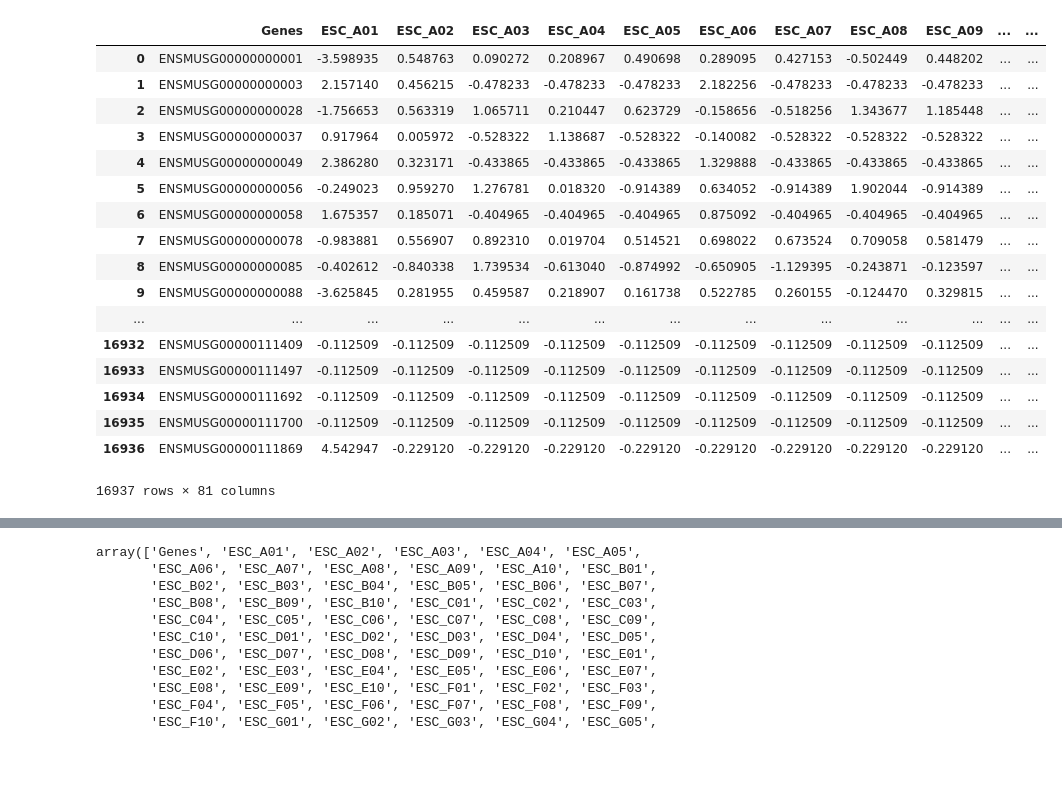
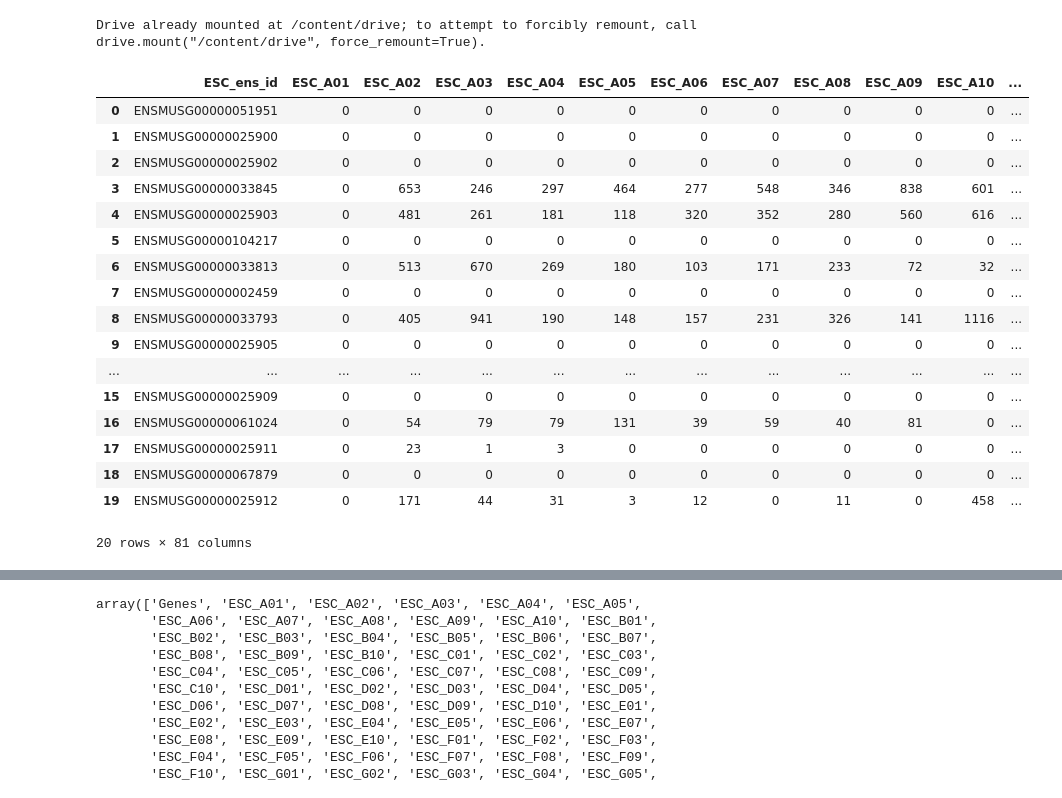
Before and after one commit to SiddarthVijay/ScRNA_Clustering, a Jupyter notebook: src/KMeans.ipynb, the cells around one changed output, grey strips where cells are left out. Drawn from its saved outputs; the diff is of its cells as text; code cells hidden in the pictures; blank space fills up the shorter version.

```diff
--- a/src/KMeans.ipynb
+++ b/src/KMeans.ipynb
@@ -8,4 +30,9 @@ import seaborn as sns; sns.set()
+# %%
+from google.colab import drive
+drive.mount('/content/drive')
+# %% [output]
+Drive already mounted at /content/drive; to attempt to forcibly remount, call drive.mount("/content/drive", force_remount=True).
 # %%
-# dataFilePath = "./data/GSE109262_ESC_RNA_counts.txt"
-dataFilePath = "./data/GSE109262_ESC_RNA_counts.txt_processed.tsv"
+dataFilePath = "/content/drive/My Drive/ScRNA_data/GSE109262_ESC_RNA_counts.txt"
+# dataFilePath = "./data/GSE109262_ESC_RNA_counts.txt_processed.tsv"
 # %%
@@ -13,21 +40,21 @@ df = pd.read_csv(dataFilePath, sep="\t")
 # %%
-df
+df.head(20)
 # %% [output]
-|  | Genes | ESC_A01 | ESC_A02 | ESC_A03 | ESC_A04 | ESC_A05 | ESC_A06 | ESC_A07 | ESC_A08 | ESC_A09 | ... | ... |
-| 0 | ENSMUSG00000000001 | -3.598935 | 0.548763 | 0.090272 | 0.208967 | 0.490698 | 0.289095 | 0.427153 | -0.502449 | 0.448202 | ... | ... |
-| 1 | ENSMUSG00000000003 | 2.157140 | 0.456215 | -0.478233 | -0.478233 | -0.478233 | 2.182256 | -0.478233 | -0.478233 | -0.478233 | ... | ... |
-| 2 | ENSMUSG00000000028 | -1.756653 | 0.563319 | 1.065711 | 0.210447 | 0.623729 | -0.158656 | -0.518256 | 1.343677 | 1.185448 | ... | ... |
-| 3 | ENSMUSG00000000037 | 0.917964 | 0.005972 | -0.528322 | 1.138687 | -0.528322 | -0.140082 | -0.528322 | -0.528322 | -0.528322 | ... | ... |
-| 4 | ENSMUSG00000000049 | 2.386280 | 0.323171 | -0.433865 | -0.433865 | -0.433865 | 1.329888 | -0.433865 | -0.433865 | -0.433865 | ... | ... |
-| 5 | ENSMUSG00000000056 | -0.249023 | 0.959270 | 1.276781 | 0.018320 | -0.914389 | 0.634052 | -0.914389 | 1.902044 | -0.914389 | ... | ... |
-| 6 | ENSMUSG00000000058 | 1.675357 | 0.185071 | -0.404965 | -0.404965 | -0.404965 | 0.875092 | -0.404965 | -0.404965 | -0.404965 | ... | ... |
-| 7 | ENSMUSG00000000078 | -0.983881 | 0.556907 | 0.892310 | 0.019704 | 0.514521 | 0.698022 | 0.673524 | 0.709058 | 0.581479 | ... | ... |
-| 8 | ENSMUSG00000000085 | -0.402612 | -0.840338 | 1.739534 | -0.613040 | -0.874992 | -0.650905 | -1.129395 | -0.243871 | -0.123597 | ... | ... |
-| 9 | ENSMUSG00000000088 | -3.625845 | 0.281955 | 0.459587 | 0.218907 | 0.161738 | 0.522785 | 0.260155 | -0.124470 | 0.329815 | ... | ... |
+|  | ESC_ens_id | ESC_A01 | ESC_A02 | ESC_A03 | ESC_A04 | ESC_A05 | ESC_A06 | ESC_A07 | ESC_A08 | ESC_A09 | ESC_A10 | ... |
+| 0 | ENSMUSG00000051951 | 0 | 0 | 0 | 0 | 0 | 0 | 0 | 0 | 0 | 0 | ... |
+| 1 | ENSMUSG00000025900 | 0 | 0 | 0 | 0 | 0 | 0 | 0 | 0 | 0 | 0 | ... |
+| 2 | ENSMUSG00000025902 | 0 | 0 | 0 | 0 | 0 | 0 | 0 | 0 | 0 | 0 | ... |
+| 3 | ENSMUSG00000033845 | 0 | 653 | 246 | 297 | 464 | 277 | 548 | 346 | 838 | 601 | ... |
+| 4 | ENSMUSG00000025903 | 0 | 481 | 261 | 181 | 118 | 320 | 352 | 280 | 560 | 616 | ... |
+| 5 | ENSMUSG00000104217 | 0 | 0 | 0 | 0 | 0 | 0 | 0 | 0 | 0 | 0 | ... |
+| 6 | ENSMUSG00000033813 | 0 | 513 | 670 | 269 | 180 | 103 | 171 | 233 | 72 | 32 | ... |
+| 7 | ENSMUSG00000002459 | 0 | 0 | 0 | 0 | 0 | 0 | 0 | 0 | 0 | 0 | ... |
+| 8 | ENSMUSG00000033793 | 0 | 405 | 941 | 190 | 148 | 157 | 231 | 326 | 141 | 1116 | ... |
+| 9 | ENSMUSG00000025905 | 0 | 0 | 0 | 0 | 0 | 0 | 0 | 0 | 0 | 0 | ... |
 | ... | ... | ... | ... | ... | ... | ... | ... | ... | ... | ... | ... | ... |
-| 16932 | ENSMUSG00000111409 | -0.112509 | -0.112509 | -0.112509 | -0.112509 | -0.112509 | -0.112509 | -0.112509 | -0.112509 | -0.112509 | ... | ... |
-| 16933 | ENSMUSG00000111497 | -0.112509 | -0.112509 | -0.112509 | -0.112509 | -0.112509 | -0.112509 | -0.112509 | -0.112509 | -0.112509 | ... | ... |
-| 16934 | ENSMUSG00000111692 | -0.112509 | -0.112509 | -0.112509 | -0.112509 | -0.112509 | -0.112509 | -0.112509 | -0.112509 | -0.112509 | ... | ... |
-| 16935 | ENSMUSG00000111700 | -0.112509 | -0.112509 | -0.112509 | -0.112509 | -0.112509 | -0.112509 | -0.112509 | -0.112509 | -0.112509 | ... | ... |
-| 16936 | ENSMUSG00000111869 | 4.542947 | -0.229120 | -0.229120 | -0.229120 | -0.229120 | -0.229120 | -0.229120 | -0.229120 | -0.229120 | ... | ... |
+| 15 | ENSMUSG00000025909 | 0 | 0 | 0 | 0 | 0 | 0 | 0 | 0 | 0 | 0 | ... |
+| 16 | ENSMUSG00000061024 | 0 | 54 | 79 | 79 | 131 | 39 | 59 | 40 | 81 | 0 | ... |
+| 17 | ENSMUSG00000025911 | 0 | 23 | 1 | 3 | 0 | 0 | 0 | 0 | 0 | 0 | ... |
+| 18 | ENSMUSG00000067879 | 0 | 0 | 0 | 0 | 0 | 0 | 0 | 0 | 0 | 0 | ... |
+| 19 | ENSMUSG00000025912 | 0 | 171 | 44 | 31 | 3 | 12 | 0 | 11 | 0 | 458 | ... |
-16937 rows × 81 columns
+20 rows × 81 columns
```
Also changed, not shown: parts of 29 cells of this notebook.
